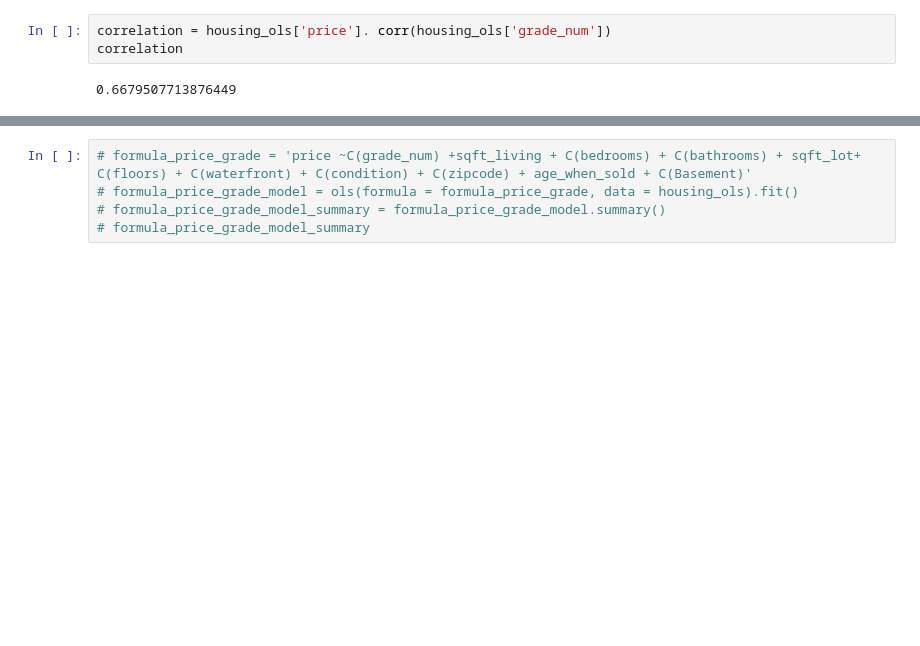
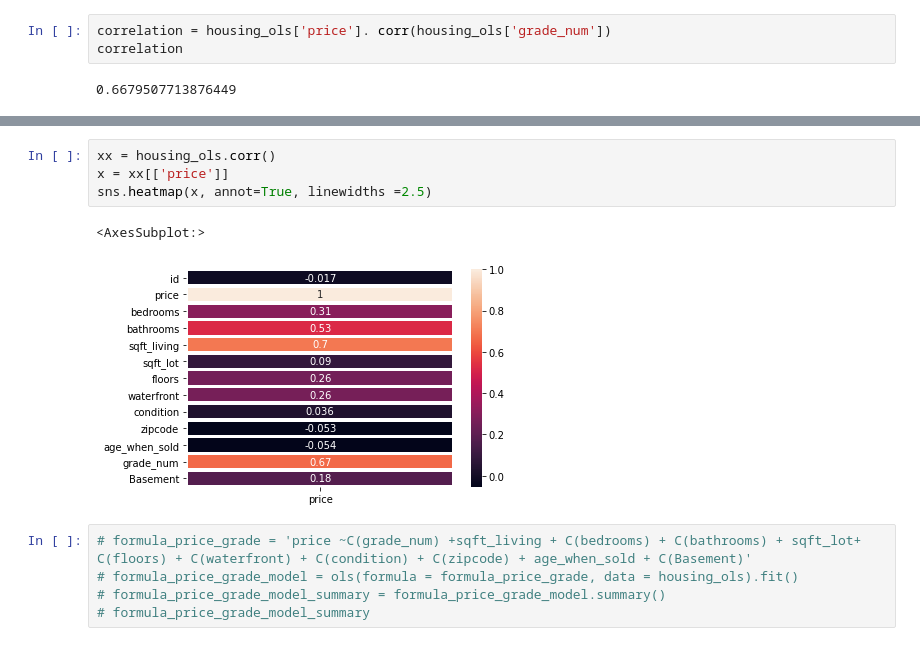
Before and after one commit to kangjw1208/King-Country-Real-Estate, a Jupyter notebook: Final-Copy1-Roger.ipynb, the cells around one changed output, grey strips where cells are left out. Drawn from its saved outputs; the diff is of its cells as text; blank space fills up the shorter version.

```diff
--- a/Final-Copy1-Roger.ipynb
+++ b/Final-Copy1-Roger.ipynb
@@ -173,6 +173,13 @@ housing_ols.corr()
 | age_when_sold | -0.021458 | -0.053890 | -0.155817 | -0.507561 | -0.318592 | -0.052853 | -0.489514 | 0.024406 | 0.360836 | 0.347206 | ... |
 | grade_num | 0.008188 | 0.667951 | 0.356563 | 0.665838 | 0.762779 | 0.114731 | 0.458794 | 0.082818 | -0.146896 | -0.185771 | ... |
 | Basement | 0.002585 | 0.180082 | 0.162186 | 0.162766 | 0.204324 | -0.035227 | -0.256545 | 0.040061 | 0.135211 | 0.162861 | ... |
+# %%
+xx = housing_ols.corr()
+x = xx[['price']]
+sns.heatmap(x, annot=True, linewidths =2.5)
+# %% [output]
+<AxesSubplot:>
+[figure, added]
 # %%
 # formula_price_grade = 'price ~C(grade_num) +sqft_living + C(bedrooms) + C(bathrooms) + sqft_lot+ C(floors) + C(waterfront) + C(condition) + C(zipcode) + age_when_sold + C(Basement)'
 # formula_price_grade_model = ols(formula = formula_price_grade, data = housing_ols).fit()
```
Also changed, not shown: parts of 1 cell of this notebook.
